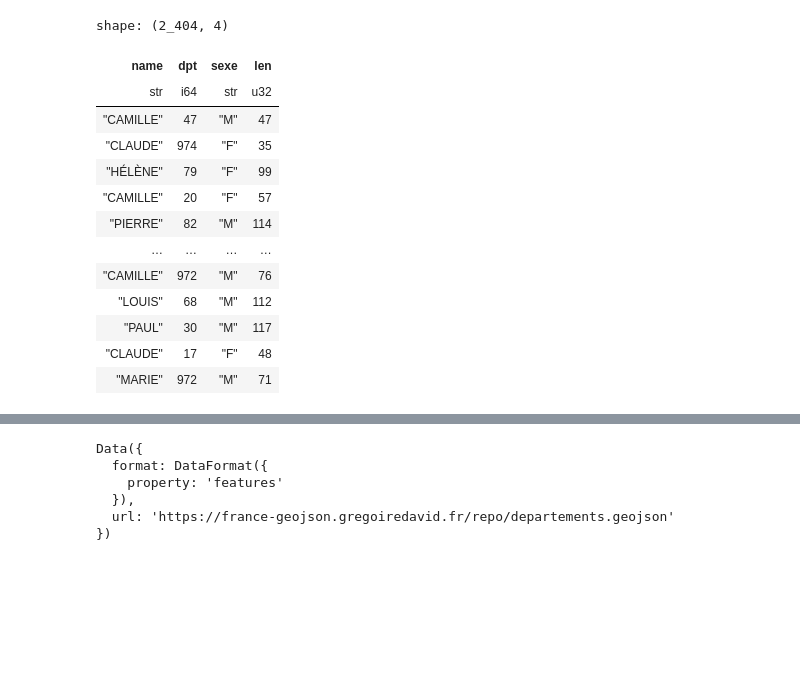
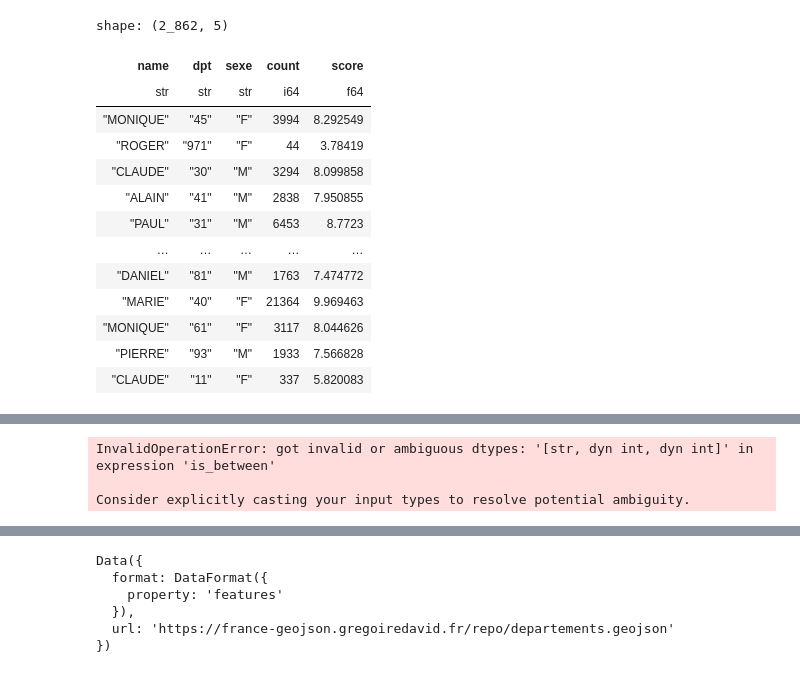
Before and after one commit to Keybby/igr-baby-names, a Jupyter notebook: exploration_altair.ipynb, the cells around one changed output, grey strips where cells are left out. Drawn from its saved outputs; the diff is of its cells as text; code cells hidden in the pictures; blank space fills up the shorter version.

Commit message:
nouvelles explorations: carte de sexe

```diff
--- a/exploration_altair.ipynb
+++ b/exploration_altair.ipynb
@@ -12,21 +10,32 @@ top_names = df.filter(~is_rare)["name"].value_counts().sort("count", descending=
-# %%
-name_dpt_sexe = df.join(top_names, on="name").group_by("name", "dpt", "sexe").len().drop_nulls()
-name_dpt_sexe
-# %% [output]
-shape: (2_404, 4)
-| name | dpt | sexe | len |
-| str | i64 | str | u32 |
-| "CAMILLE" | 47 | "M" | 47 |
-| "CLAUDE" | 974 | "F" | 35 |
-| "HÉLÈNE" | 79 | "F" | 99 |
-| "CAMILLE" | 20 | "F" | 57 |
-| "PIERRE" | 82 | "M" | 114 |
-| … | … | … | … |
-| "CAMILLE" | 972 | "M" | 76 |
-| "LOUIS" | 68 | "M" | 112 |
-| "PAUL" | 30 | "M" | 117 |
-| "CLAUDE" | 17 | "F" | 48 |
-| "MARIE" | 972 | "M" | 71 |
+# %%
+name_dpt_sexe = (
+    # first, remove rare nouns
+    df.filter(pl.col("name") != "_PRENOMS_RARES")
+
+    # then, remove nouns that have less that 100 occurences in total
+    .filter(pl.sum("count").over("name") >= 400000)
+
+    .group_by(["name", "dpt", "sexe"])
+    .agg(pl.col("count").sum())
+    .with_columns(pl.col("count").log().alias("score"))
+    .with_columns(pl.col("dpt").map_elements(lambda x: f"0{x}" if x < 10 else str(x)))
+)
+name_dpt_sexe
+# %% [output]
+shape: (2_862, 5)
+| name | dpt | sexe | count | score |
+| str | str | str | i64 | f64 |
+| "MONIQUE" | "45" | "F" | 3994 | 8.292549 |
+| "ROGER" | "971" | "F" | 44 | 3.78419 |
+| "CLAUDE" | "30" | "M" | 3294 | 8.099858 |
+| "ALAIN" | "41" | "M" | 2838 | 7.950855 |
+| "PAUL" | "31" | "M" | 6453 | 8.7723 |
+| … | … | … | … | … |
+| "DANIEL" | "81" | "M" | 1763 | 7.474772 |
+| "MARIE" | "40" | "F" | 21364 | 9.969463 |
+| "MONIQUE" | "61" | "F" | 3117 | 8.044626 |
+| "PIERRE" | "93" | "M" | 1933 | 7.566828 |
+| "CLAUDE" | "11" | "F" | 337 | 5.820083 |
 # %%
 alt.Chart(name_dpt_sexe).mark_circle().encode(
     alt.X("dpt:N"),
@@ -38,6 +47,10 @@ alt.Chart(name_dpt_sexe).mark_circle().encode(
 [interactive output not drawn]
 # %%
 dom_tom = name_dpt_sexe.filter(pl.col("dpt").is_between(970, 979))
+# %% [output]
+InvalidOperationError: got invalid or ambiguous dtypes: '[str, dyn int, dyn int]' in expression 'is_between'
+
+Consider explicitly casting your input types to resolve potential ambiguity.
 # %%
 alt.Chart(dom_tom).mark_bar().encode(
     alt.Y("name:N", sort="x"),
```
Also changed, not shown: parts of 8 cells of this notebook.
